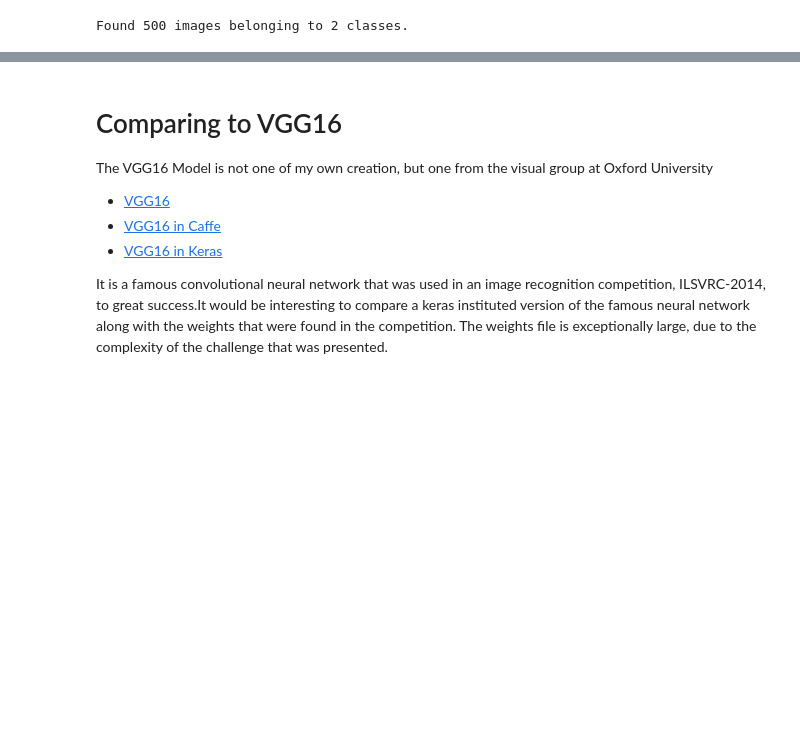
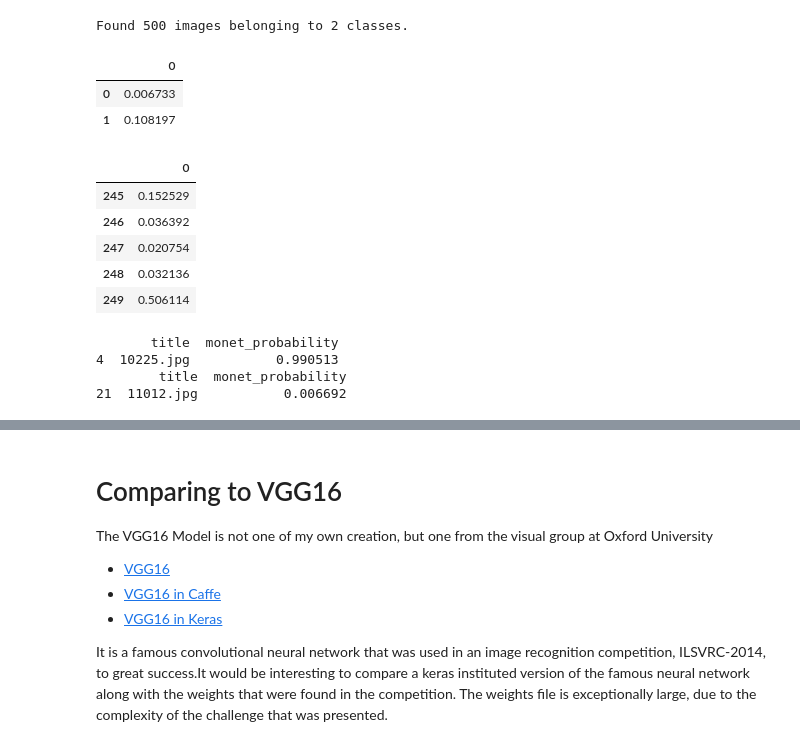
Before and after one commit to sambozek/Capstone, a Jupyter notebook: Capstone.ipynb, the cells around one changed output, grey strips where cells are left out. Drawn from its saved outputs; the diff is of its cells as text; code cells hidden in the pictures; blank space fills up the shorter version.

```diff
--- a/Capstone.ipynb
+++ b/Capstone.ipynb
@@ -283,7 +283,19 @@ plt.show()
 # %%
-monet_gen = d_gen.flow_from_directory('/home/sambozek/Desktop/Better_Data/Hold_Out',       # Folder containing the test images
+monet_class_gen = d_gen.flow_from_directory('/Users/sebozek/Desktop/Better_Data/Hold_Out/',       # Folder containing the test images
                                      target_size = (200, 200),              # Resize to 150 * 150 pxs
                                      batch_size = 25,                       # Reduce Noise, larger batch less noise
-                                     class_mode='binary')                   # Binary Classification Problem
+                                     class_mode=None,
+                                     shuffle=False)                   # Input all data direct
 # %% [output]
 Found 500 images belonging to 2 classes.
+# %%
+predicted = model.predict_generator(monet_class_gen, 500)
+# %%
+import pandas as pd
+preds = pd.DataFrame(predicted)
+# %%
+preds.head(2)
+# %% [output]
+|  | 0 |
+| 0 | 0.006733 |
+| 1 | 0.108197 |
@@ -289,0 +305,10 @@ Found 500 images belonging to 2 classes.
+# %%
+not_monets = preds.loc[0:249]
+not_monets.tail()
+# %% [output]
+|  | 0 |
+| 245 | 0.152529 |
+| 246 | 0.036392 |
+| 247 | 0.020754 |
+| 248 | 0.032136 |
+| 249 | 0.506114 |
@@ -289,0 +320,10 @@ Found 500 images belonging to 2 classes.
+# %%
+not_monet_probs = pd.DataFrame(not_monets, columns=['title', 'monet_probability'])
+
+print not_monet_probs[not_monet_probs['monet_probability'] == not_monet_probs['monet_probability'].max()]
+print not_monet_probs[not_monet_probs['monet_probability'] == not_monet_probs['monet_probability'].min()]
+# %% [output]
+       title  monet_probability
+4  10225.jpg           0.990513
+        title  monet_probability
+21  11012.jpg           0.006692
```
Also changed, not shown: parts of 14 cells of this notebook, 4 other files.
